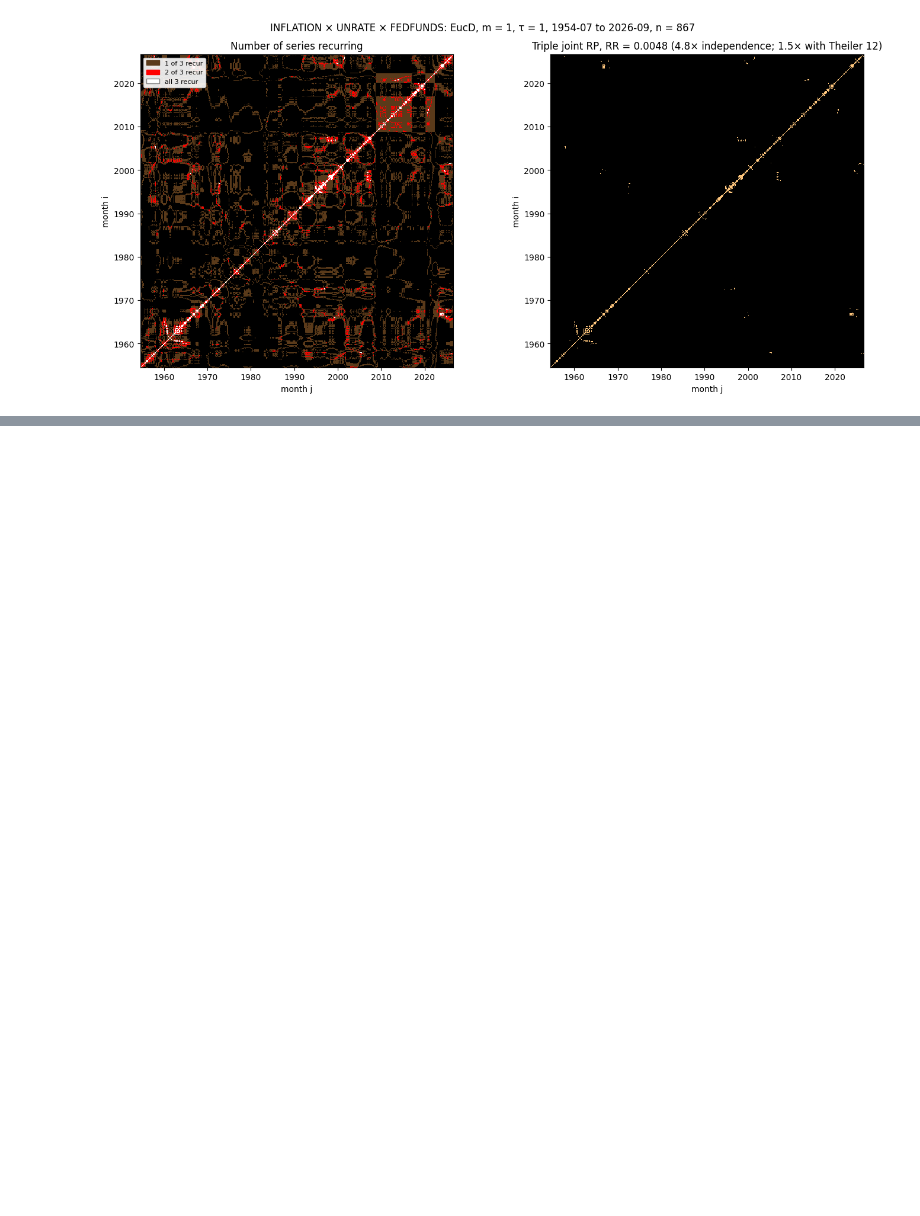
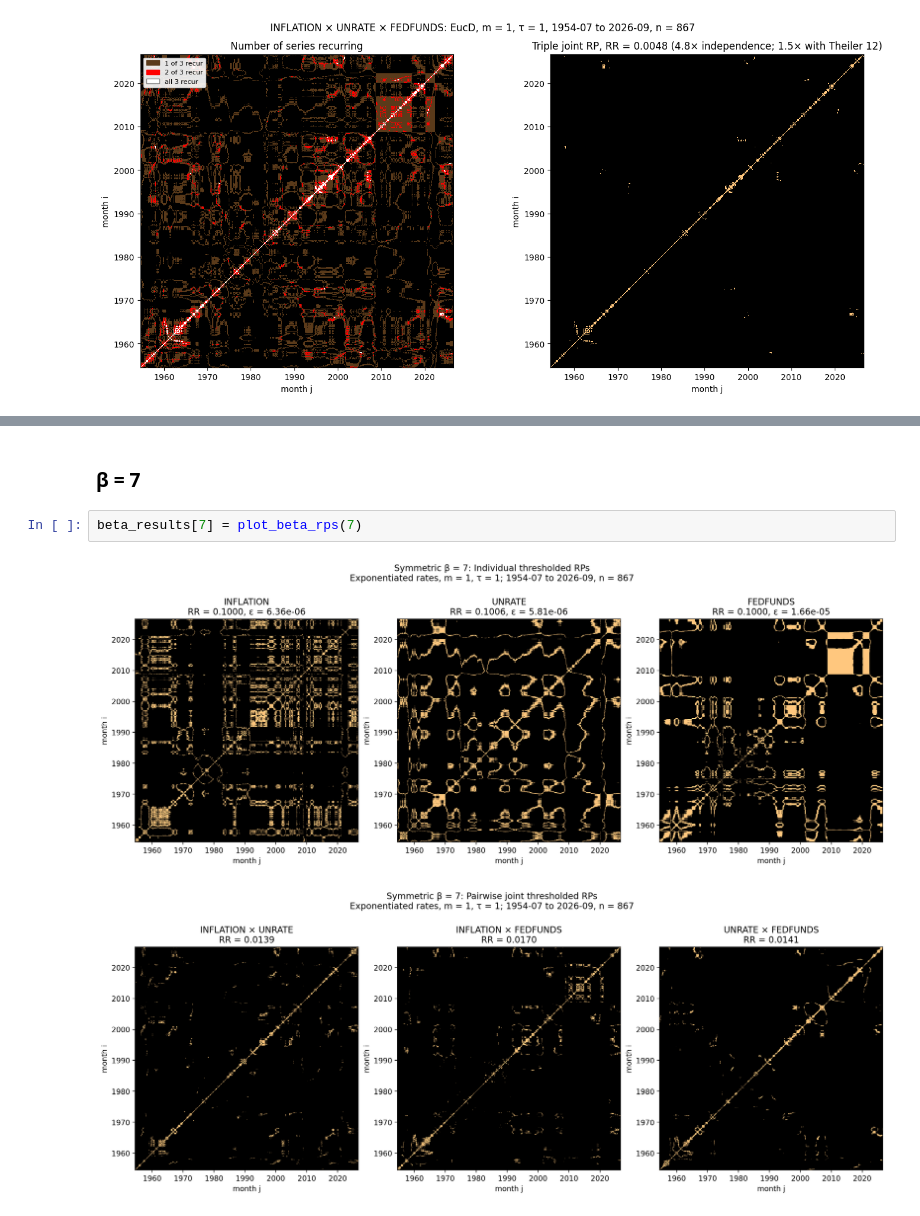
Before and after one commit to Anastasios-Vlachmpeis/Recurrence-Plot-Research, a Jupyter notebook: CPI_UNRATE_FEDFUNDS_RR.ipynb, the cells around one changed output, grey strips where cells are left out. Drawn from its saved outputs; the diff is of its cells as text; blank space fills up the shorter version.

```diff
--- a/CPI_UNRATE_FEDFUNDS_RR.ipynb
+++ b/CPI_UNRATE_FEDFUNDS_RR.ipynb
@@ -400,0 +522,7 @@ jrp3 = plot_triple_jrp("INFLATION", "UNRATE", "FEDFUNDS")
+# %% [markdown]
+### β = 7
+# %%
+beta_results[7] = plot_beta_rps(7)
+# %% [output]
+[figure, added]
+[figure, added]
```
Also changed, not shown: parts of 7 cells of this notebook, 3 other files.
